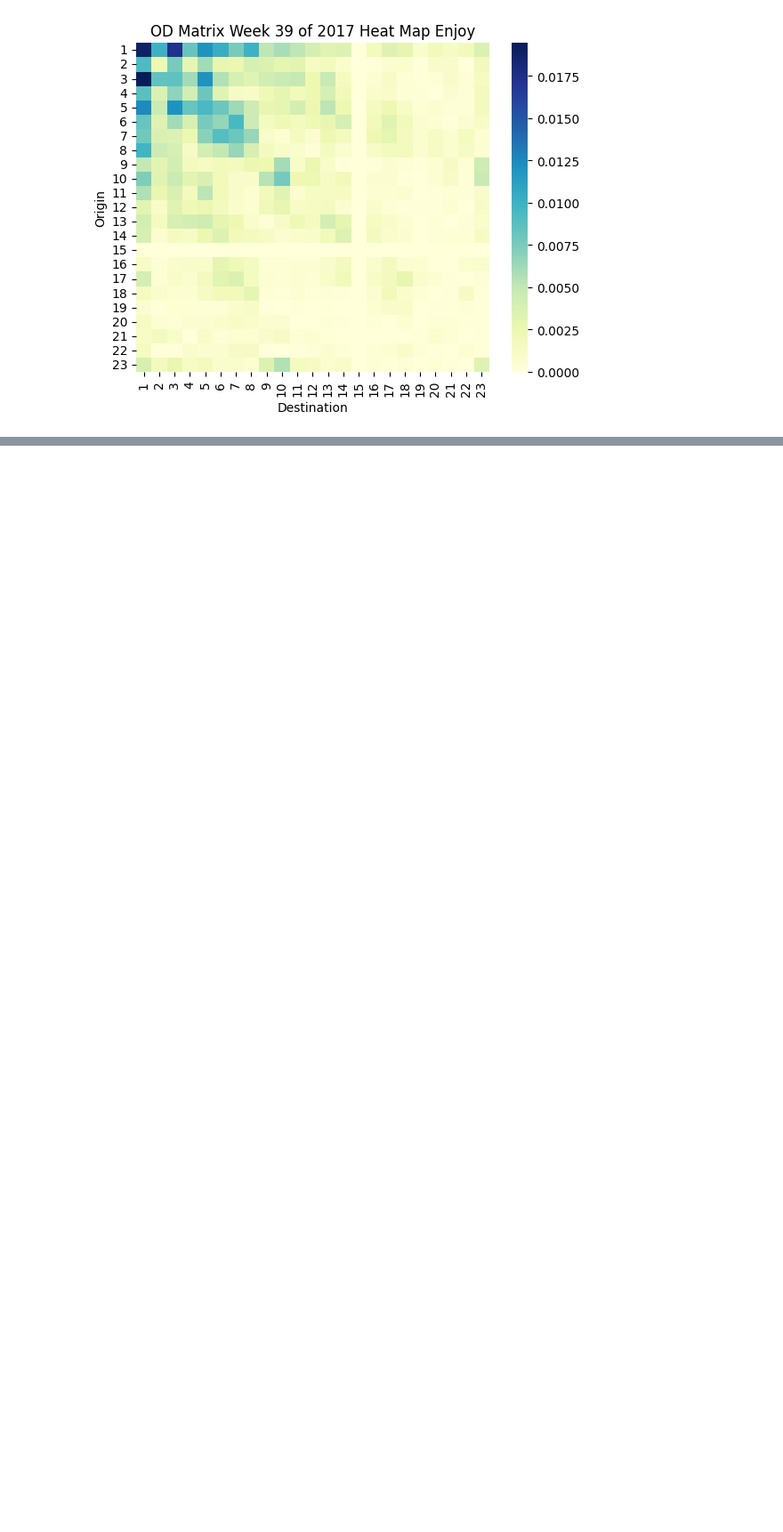
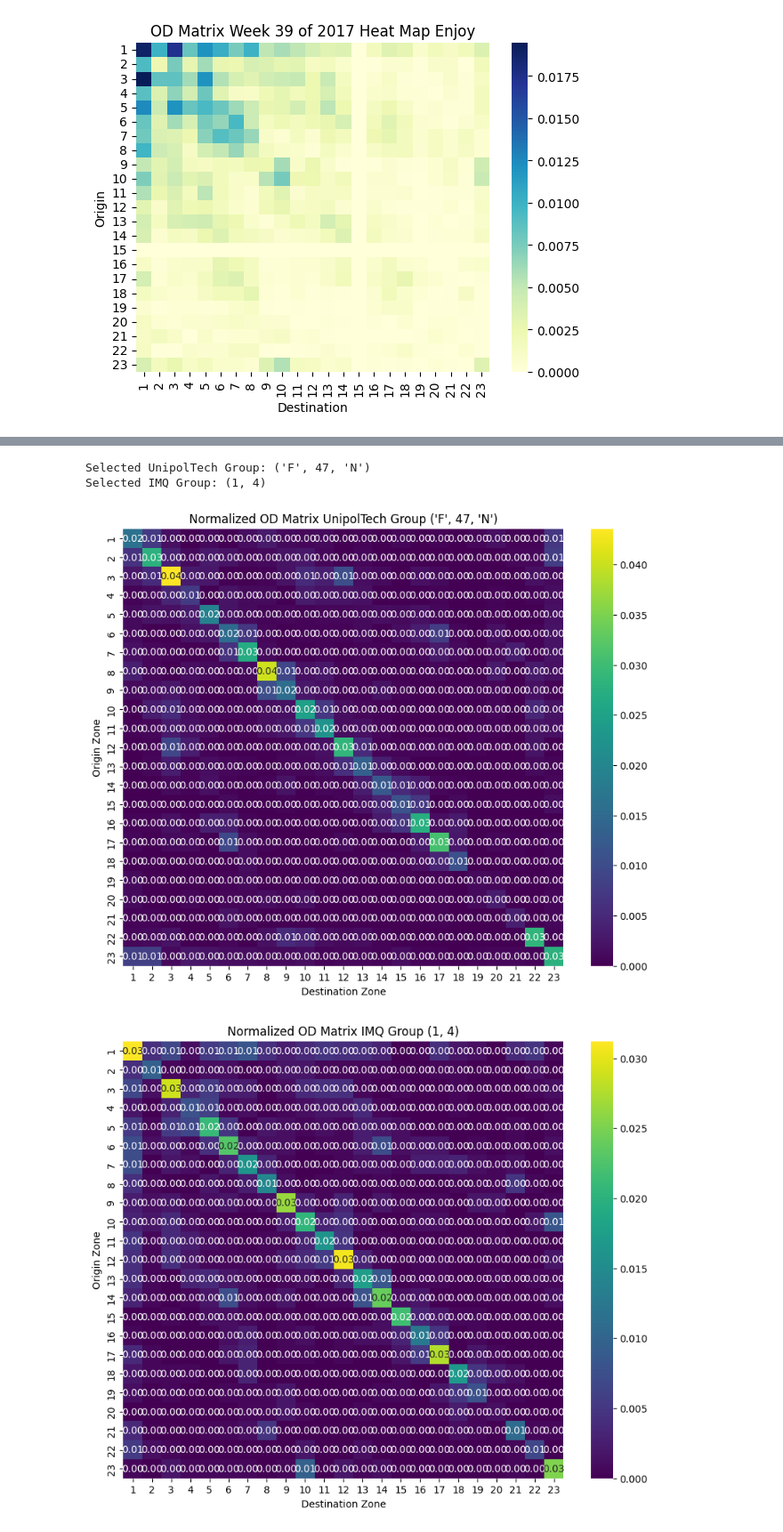
Before and after one commit to Mattiane/ICTforSmartMobilty_project, a Jupyter notebook: Lab2/ICT4SM_lab2-main/lab2.ipynb, the cells around one changed output, grey strips where cells are left out. Shown at 89% size. Saved outputs shown, nothing was run; the diff lists cells and outputs as text; code cells hidden in the pictures; blank space fills up the shorter version.

```diff
--- a/Lab2/ICT4SM_lab2-main/lab2.ipynb
+++ b/Lab2/ICT4SM_lab2-main/lab2.ipynb
@@ -589,0 +807,45 @@ Max norm of the difference between Car2go and Enjoy: 0.026708361522990907
+# %%
+unipol_od_matrices_normalized = {
+    (gender, int(age), commercial): matrix
+    for (gender, age, commercial), matrix in unipol_od_matrices_normalized.items()
+}
+
+imq_od_matrices_normalized = {
+    (int(gen), int(age)): matrix
+    for (gen, age), matrix in imq_od_matrices_normalized.items()
+}
+
+
+selected_unipol_group = ('F', 47, 'N')  #gender, age , commercial
+selected_imq_group = (1,4)  # gender - age
+
+if selected_unipol_group not in unipol_od_matrices_normalized:
+    print(f"UnipolTech group {selected_unipol_group} does not exist.")
+else:
+    print(f"Selected UnipolTech Group: {selected_unipol_group}")
+
+if selected_imq_group not in imq_od_matrices_normalized:
+    print(f"IMQ group {selected_imq_group} does not exist.")
+else:
+    print(f"Selected IMQ Group: {selected_imq_group}")
+
+if selected_unipol_group in unipol_od_matrices_normalized:
+    plt.figure(figsize=(10, 8))
+    sns.heatmap(unipol_od_matrices_normalized[selected_unipol_group], annot=True, fmt=".2f", cmap="viridis", xticklabels=range(1, 24), yticklabels=range(1, 24))
+    plt.title(f"Normalized OD Matrix UnipolTech Group {selected_unipol_group}")
+    plt.xlabel("Destination Zone")
+    plt.ylabel("Origin Zone")
+
+if selected_imq_group in imq_od_matrices_normalized:
+    plt.figure(figsize=(10, 8))
+    sns.heatmap(imq_od_matrices_normalized[selected_imq_group], annot=True, fmt=".2f", cmap="viridis", xticklabels=range(1, 24), yticklabels=range(1, 24))
+    plt.title(f"Normalized OD Matrix IMQ Group {selected_imq_group}")
+    plt.xlabel("Destination Zone")
+    plt.ylabel("Origin Zone")
+
+plt.show()
+# %% [output]
+Selected UnipolTech Group: ('F', 47, 'N')
+Selected IMQ Group: (1, 4)
+[figure, added]
+[figure, added]
```
Also changed, not shown: parts of 13 cells of this notebook.
